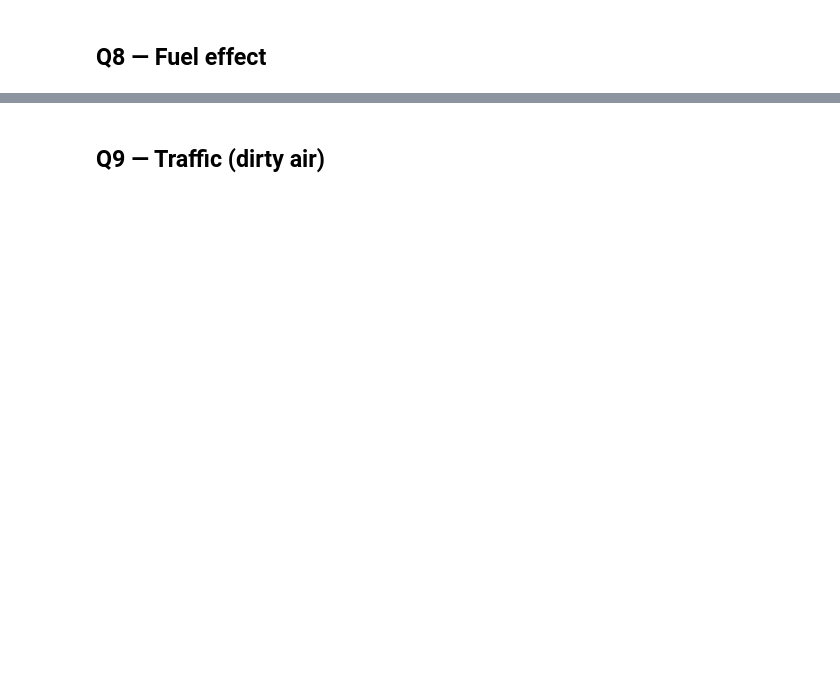
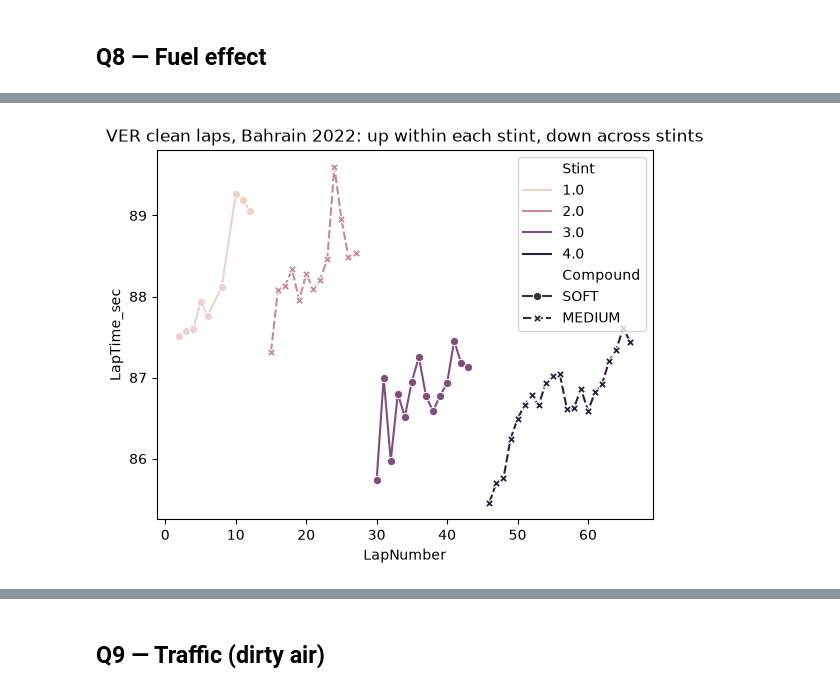
Before and after one commit to yashdive/pitwall-ml, a Jupyter notebook: research/02_raw_race_eda.ipynb, the cells around one changed output, grey strips where cells are left out. Cells and saved outputs as stored; diff of their text form; code cells hidden in the pictures; blank space fills up the shorter version.

```diff
--- a/research/02_raw_race_eda.ipynb
+++ b/research/02_raw_race_eda.ipynb
@@ -264,8 +629,10 @@ laps["is_clean"].mean()  # share of laps that are clean
 # %%
-ver_clean = one_race(laps).query("Driver == 'VER' & is_clean")
+ver_clean = one_race(laps, 2022, 6).query("Driver == 'VER' & is_clean")
 sns.lineplot(data=ver_clean, x="LapNumber", y="LapTime_sec", hue="Stint", style="Compound", markers=True)
 plt.title("VER clean laps, Bahrain 2022: up within each stint, down across stints")
 plt.show()
+# %% [output]
+[figure, added]
 # %%
 # Average of the first 3 clean laps of each stint
 ver_clean.sort_values("LapNumber").groupby(["Stint", "Compound"]).head(3).groupby(["Stint", "Compound"])["LapTime_sec"].mean()
```
Also changed, not shown: parts of 57 cells of this notebook, 6 other files.
